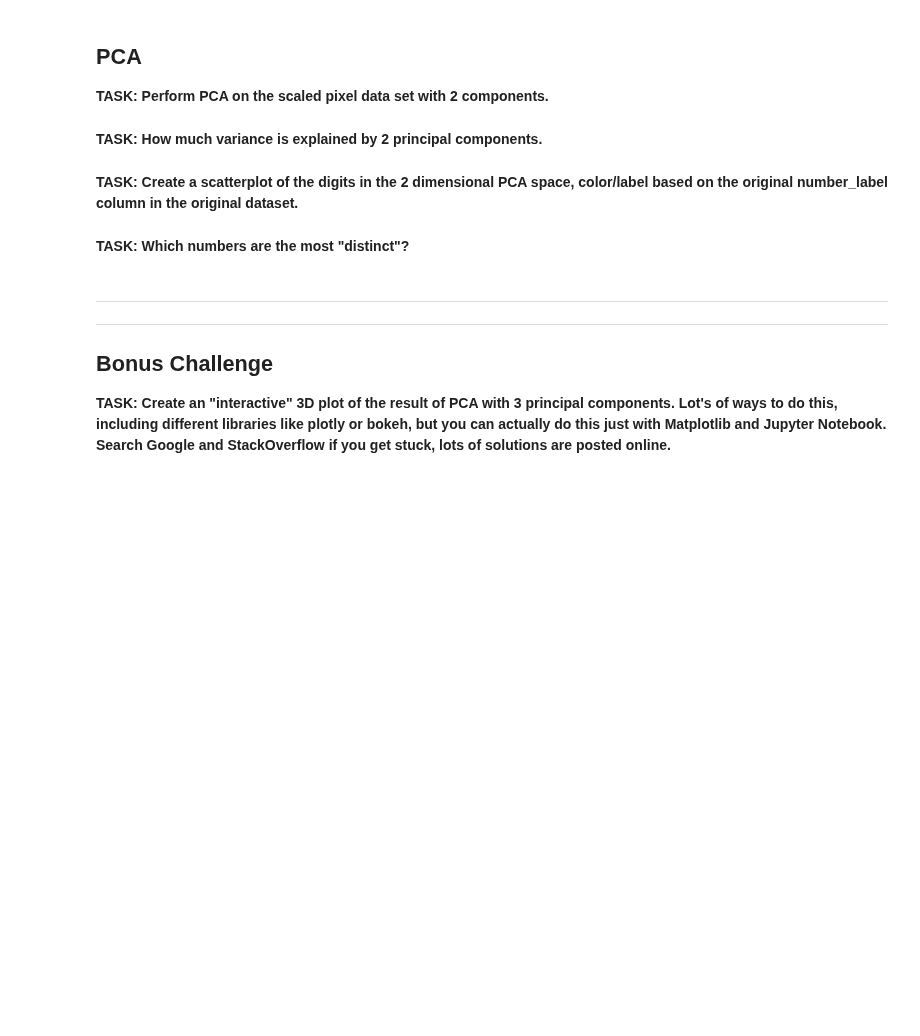
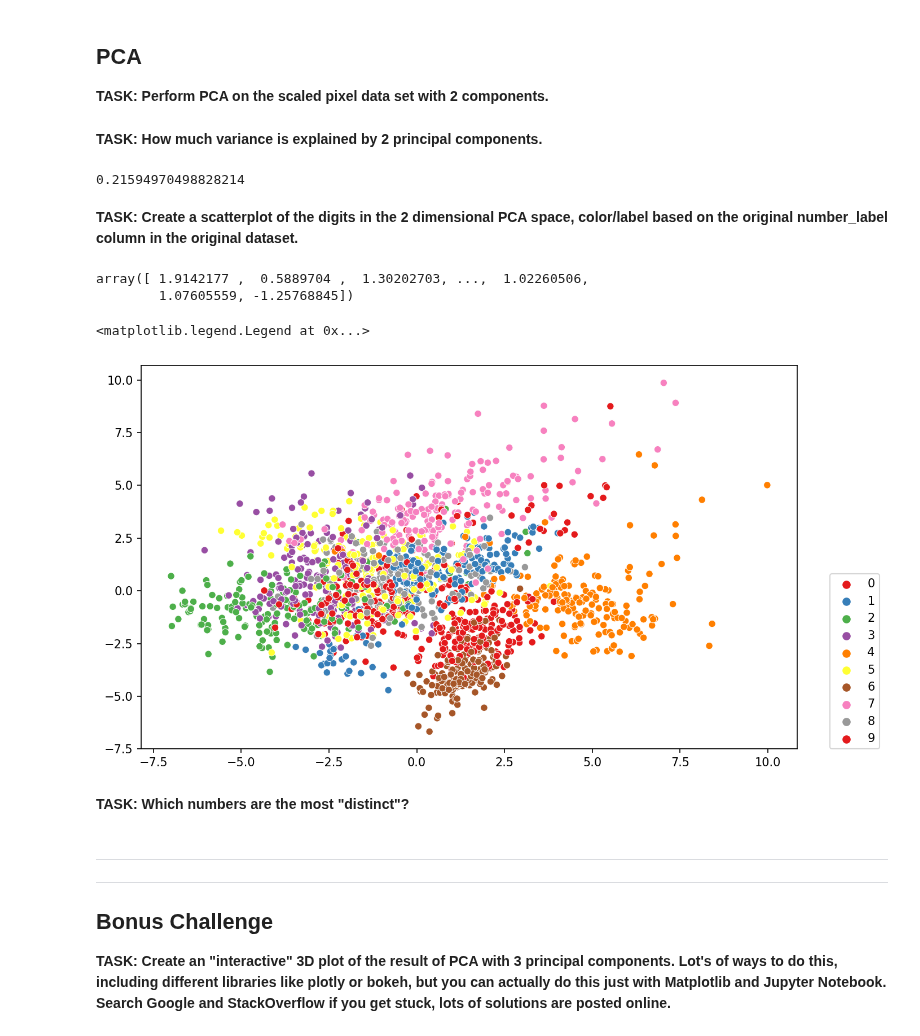
Before and after one commit to Denisse-AB/machine-learning, a Jupyter notebook: PCA-Exercise-Project.ipynb, the cells around one changed output. Cells and saved outputs as stored; diff of their text form; code cells hidden in the pictures; blank space fills up the shorter version.

Commit message:
principal component analisys

```diff
--- a/PCA-Exercise-Project.ipynb
+++ b/PCA-Exercise-Project.ipynb
@@ -86,0 +165,4 @@ Now let's move on to PCA.
+# %%
+scaler = StandardScaler()
+# %%
+scale_X = scaler.fit_transform(pixels)
@@ -91,2 +191,6 @@ Now let's move on to PCA.
+# %%
+pca_model = PCA(n_components=2)
+# %%
+principal_components = pca_model.fit_transform(scale_X)
 # %% [markdown]
 **TASK: How much variance is explained by 2 principal components.**
@@ -95,2 +197,6 @@ Now let's move on to PCA.
+# %%
+np.sum(pca_model.explained_variance_ratio_)
+# %% [output]
+0.21594970498828214
 # %% [markdown]
 **TASK: Create a scatterplot of the digits in the 2 dimensional PCA space, color/label based on the original number_label column in the original dataset.**
@@ -99,3 +203,16 @@ Now let's move on to PCA.
+# %%
+principal_components[:,0]
+# %% [output]
+array([ 1.9142177 ,  0.5889704 ,  1.30202703, ...,  1.02260506,
+        1.07605559, -1.25768845])
+# %%
+plt.figure(figsize=(10,6),dpi=150)
+label = digits['number_label'].values
+sns.scatterplot(principal_components[:,0],principal_components[:,1], hue=label, palette='Set1')
+plt.legend(loc=(1.05,0))
+# %% [output]
+<matplotlib.legend.Legend at 0x...>
+[figure, added]
 # %% [markdown]
 **TASK: Which numbers are the most "distinct"?**
 # %%
```
Also changed, not shown: parts of 28 cells of this notebook.
